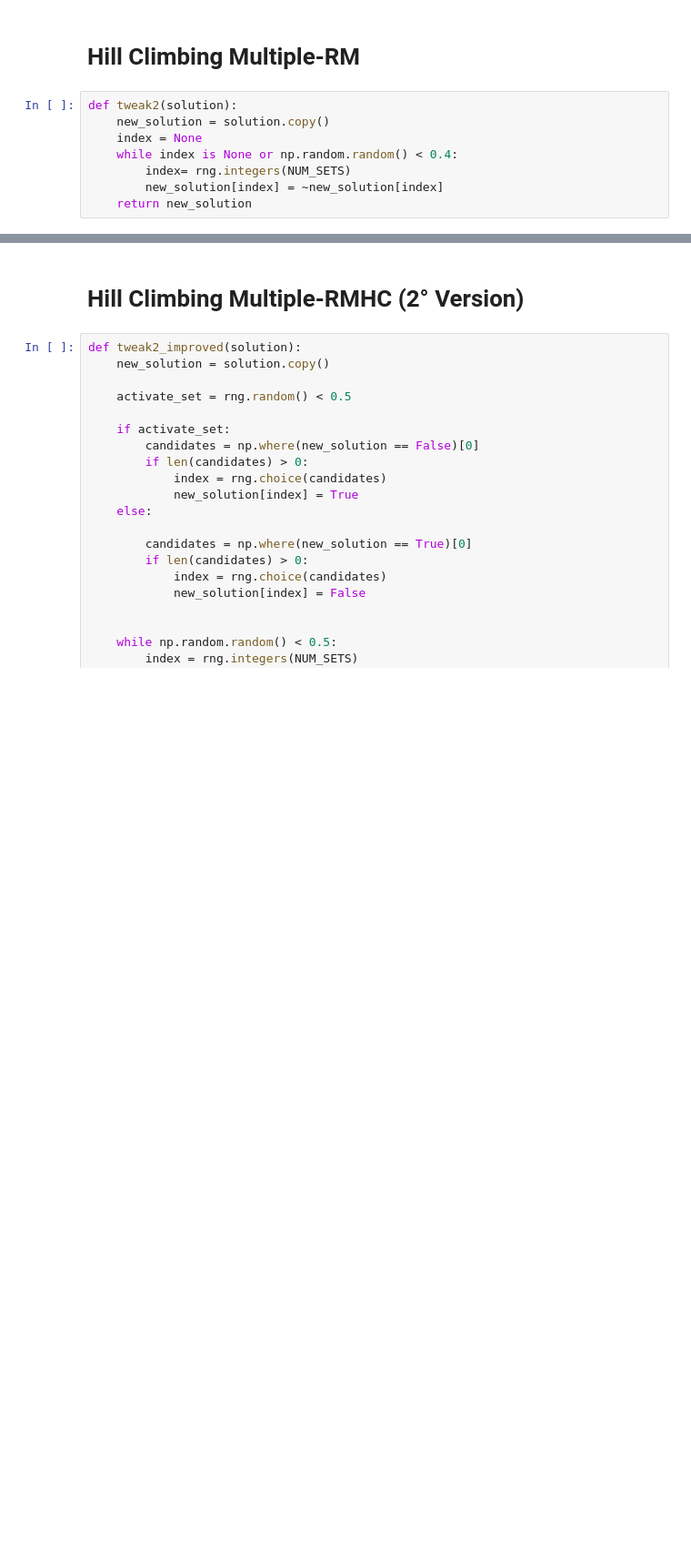
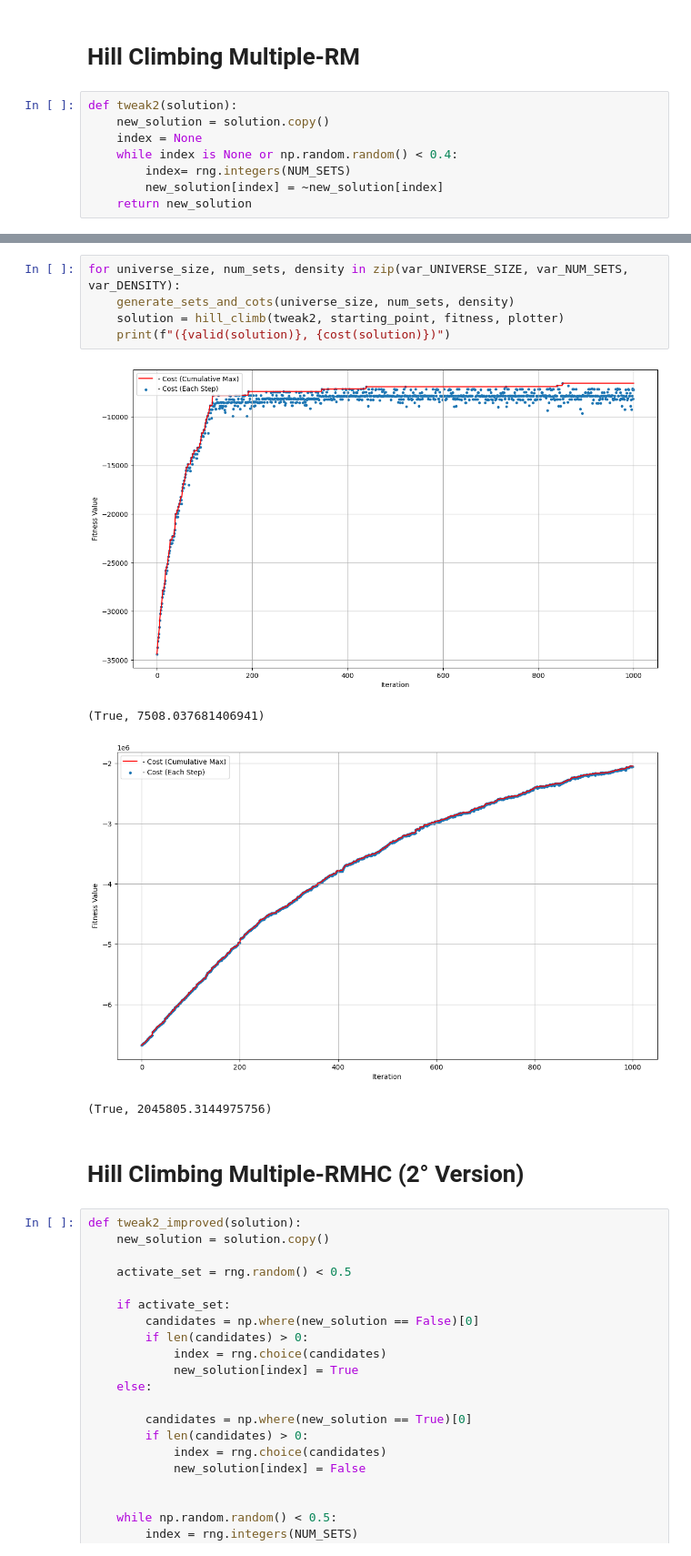
Before and after one commit to Gabriele-Raffaele/CI2024_lab1, a Jupyter notebook: lab1.ipynb, the cells around one changed output, grey strips where cells are left out. Shown: that part at 91% size. Cells and saved outputs as stored; diff of their text form; blank space fills up the shorter version.

```diff
--- a/lab1.ipynb
+++ b/lab1.ipynb
@@ -123,3 +140,13 @@ None
+# %%
+for universe_size, num_sets, density in zip(var_UNIVERSE_SIZE, var_NUM_SETS, var_DENSITY):
+    generate_sets_and_cots(universe_size, num_sets, density)
+    solution = hill_climb(tweak2, starting_point, fitness, plotter)
+    print(f"({valid(solution)}, {cost(solution)})")
+# %% [output]
+[figure, added]
+(True, 7508.037681406941)
+[figure, added]
+(True, 2045805.3144975756)
 # %% [markdown]
 # Hill Climbing  Multiple-RMHC (2° Version)
 # %%
```
Also changed, not shown: parts of 15 cells of this notebook.
